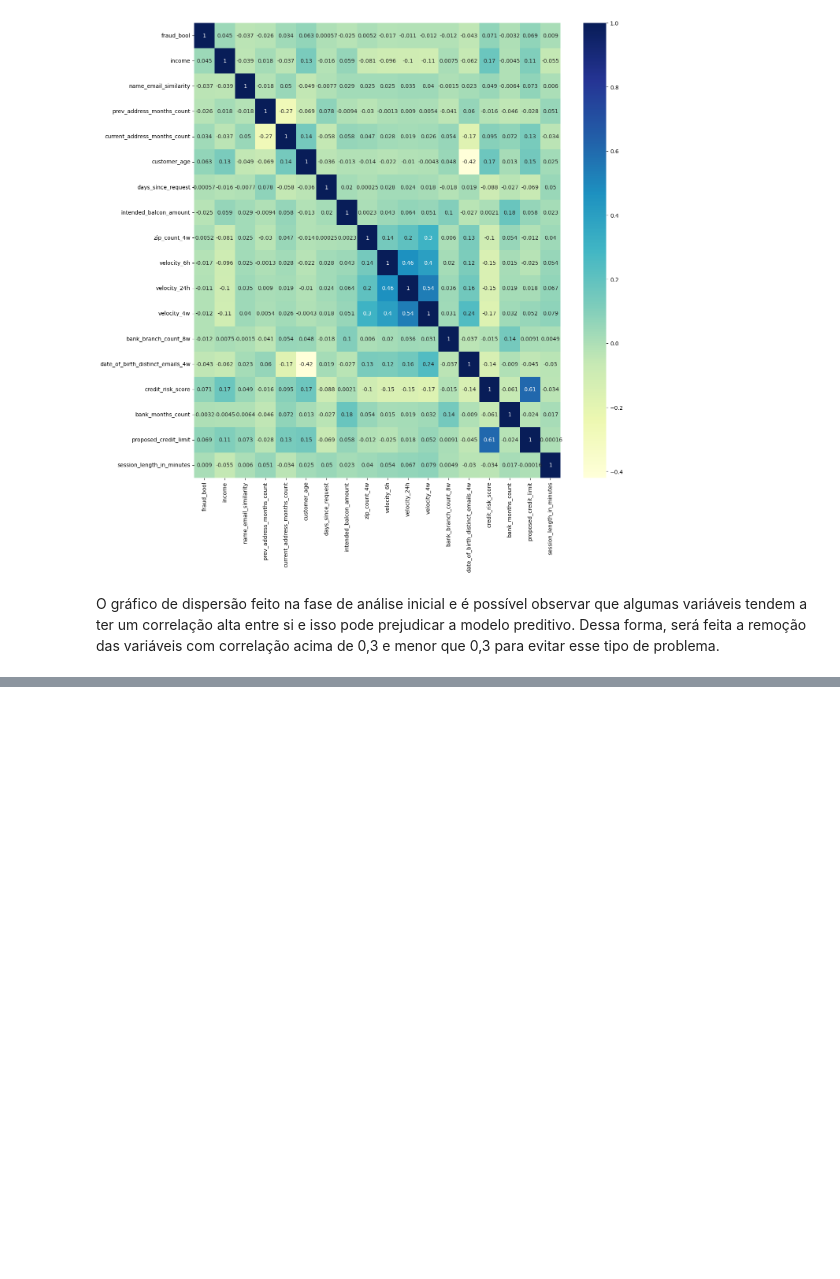
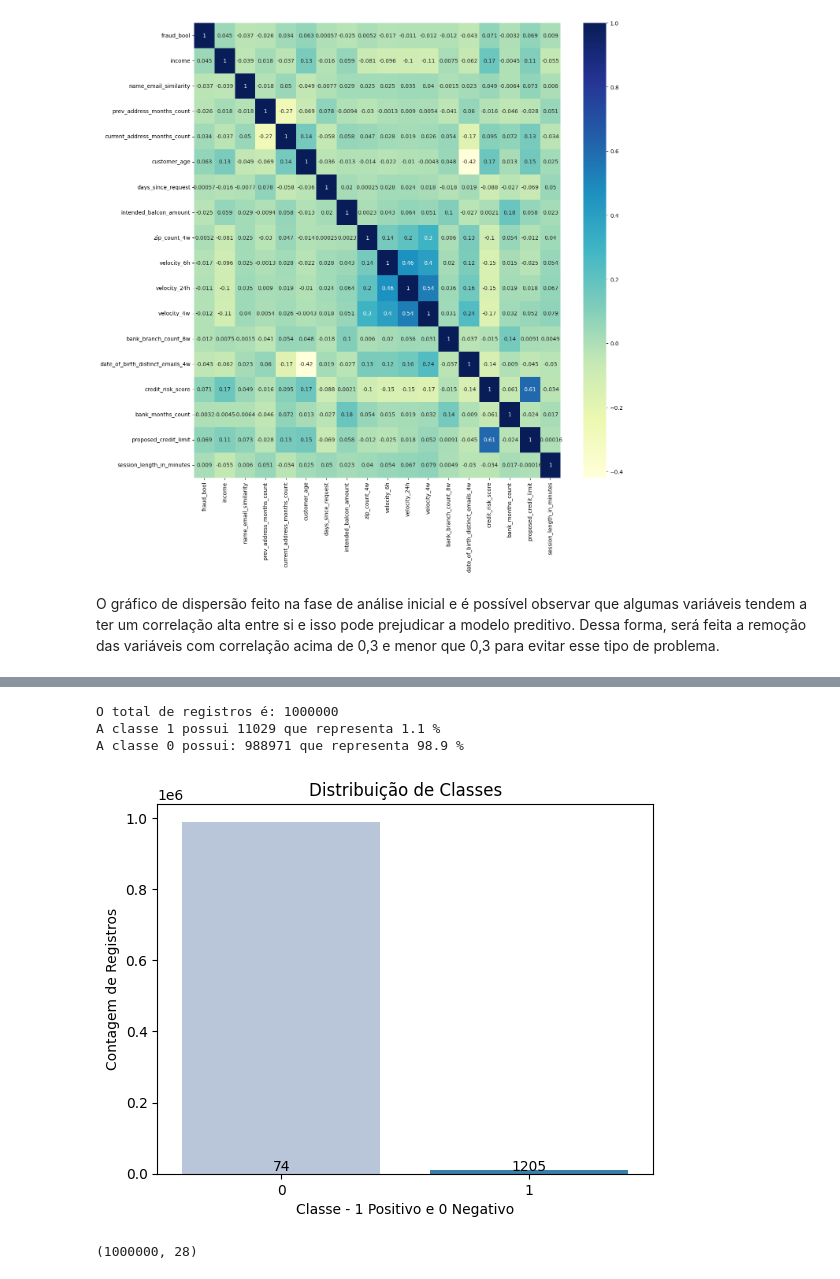
Before and after one commit to marcosmorais94/fraud_bankaccount, a Jupyter notebook: bank_fraud.ipynb, the cells around one changed output, grey strips where cells are left out. Saved outputs shown, nothing was run; the diff lists cells and outputs as text; code cells hidden in the pictures; blank space fills up the shorter version.

```diff
--- a/bank_fraud.ipynb
+++ b/bank_fraud.ipynb
@@ -240,3 +247,7 @@ dataplot = sns.heatmap(base[['fraud_bool','income','name_email_similarity','prev
 [figure]
 # %% [markdown]
 O gráfico de dispersão feito na fase de análise inicial e é possível observar que algumas variáveis tendem a ter um correlação alta entre si e isso pode prejudicar a modelo preditivo. Dessa forma, será feita a remoção das variáveis com correlação acima de 0,3 e menor que 0,3 para evitar esse tipo de problema.
+# %%
+# Comando para remover as colunas que eu
+base_modelo2 = base_modelo.drop(['velocity_24h', 'velocity_4w', 'proposed_credit_limit', 'date_of_birth_distinct_emails_4w'], axis=1)
+base_modelo2.head()
@@ -242,0 +262,24 @@ O gráfico de dispersão feito na fase de análise inicial e é possível observ
+# %%
+# Gráfico para contagem de classes na variável Fraud Bool (Variável target)
+graf_class3 = sns.countplot(x = 'fraud_bool', data = base_modelo2, palette = 'PuBu')
+graf_class3.set_xlabel('Classe - 1 Positivo e 0 Negativo')
+graf_class3.set_ylabel('Contagem de Registros')
+graf_class3.set_title('Distribuição de Classes')
+
+graf_class3.bar_label(graf_class.containers[0])
+
+class_table = base_modelo2['fraud_bool'].value_counts()
+
+print('O total de registros é:', class_table.sum())
+print('A classe 1 possui', class_table[1].sum(), 'que representa', round((class_table[1]/class_table.sum())*100,1),"%")
+print('A classe 0 possui:', class_table[0].sum(), 'que representa', round((class_table[0]/class_table.sum())*100,1),"%")
+# %% [output]
+O total de registros é: 1000000
+A classe 1 possui 11029 que representa 1.1 %
+A classe 0 possui: 988971 que representa 98.9 %
+[figure, added]
+# %%
+# Confere do números de linhas e colunas
+base_modelo2.shape
+# %% [output]
+(1000000, 28)
```
Also changed, not shown: parts of 7 cells of this notebook.
